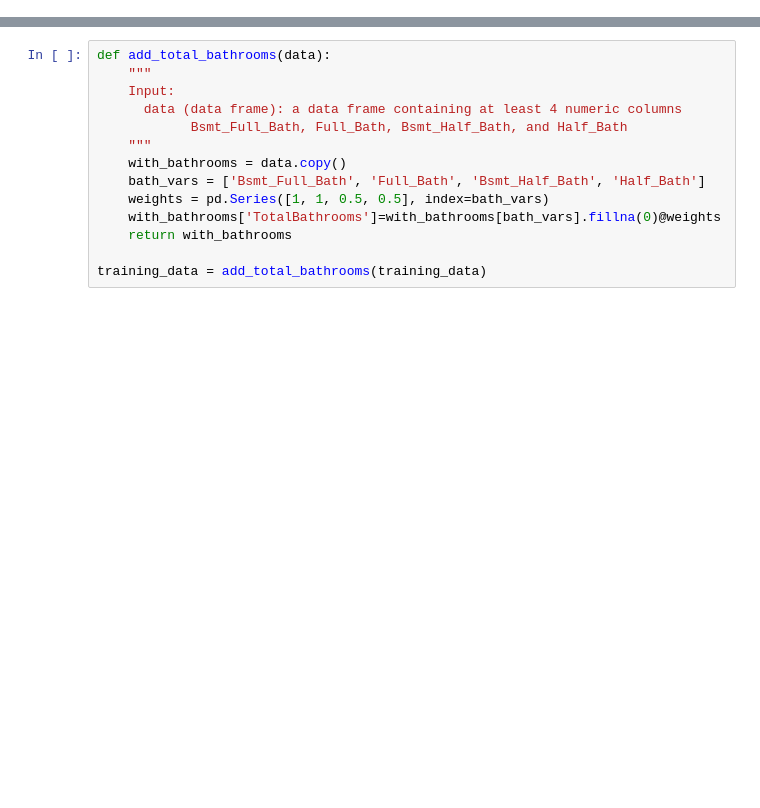
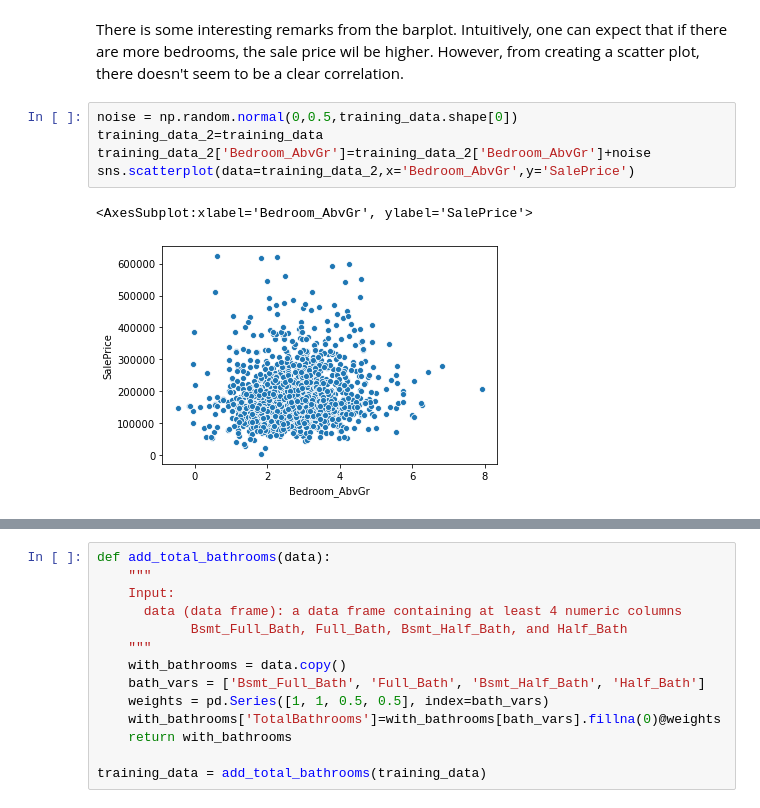
Before and after one commit to benchang123/Ames-Housing, a Jupyter notebook: Ames Housing Writeup.ipynb, the cells around one changed output, grey strips where cells are left out. Drawn from its saved outputs; the diff is of its cells as text; blank space fills up the shorter version.

```diff
--- a/Ames Housing Writeup.ipynb
+++ b/Ames Housing Writeup.ipynb
@@ -66,0 +107,10 @@ training_data = remove_outliers(training_data, 'Gr_Liv_Area', upper=5000)
+# %% [markdown]
+There is some interesting remarks from the barplot. Intuitively, one can expect that if there are more bedrooms, the sale price wil be higher. However, from creating a scatter plot, there doesn't seem to be a clear correlation.
+# %%
+noise = np.random.normal(0,0.5,training_data.shape[0])
+training_data_2=training_data
+training_data_2['Bedroom_AbvGr']=training_data_2['Bedroom_AbvGr']+noise
+sns.scatterplot(data=training_data_2,x='Bedroom_AbvGr',y='SalePrice')
+# %% [output]
+<AxesSubplot:xlabel='Bedroom_AbvGr', ylabel='SalePrice'>
+[figure, added]
```
Also changed, not shown: parts of 45 cells of this notebook, 4 other files.
